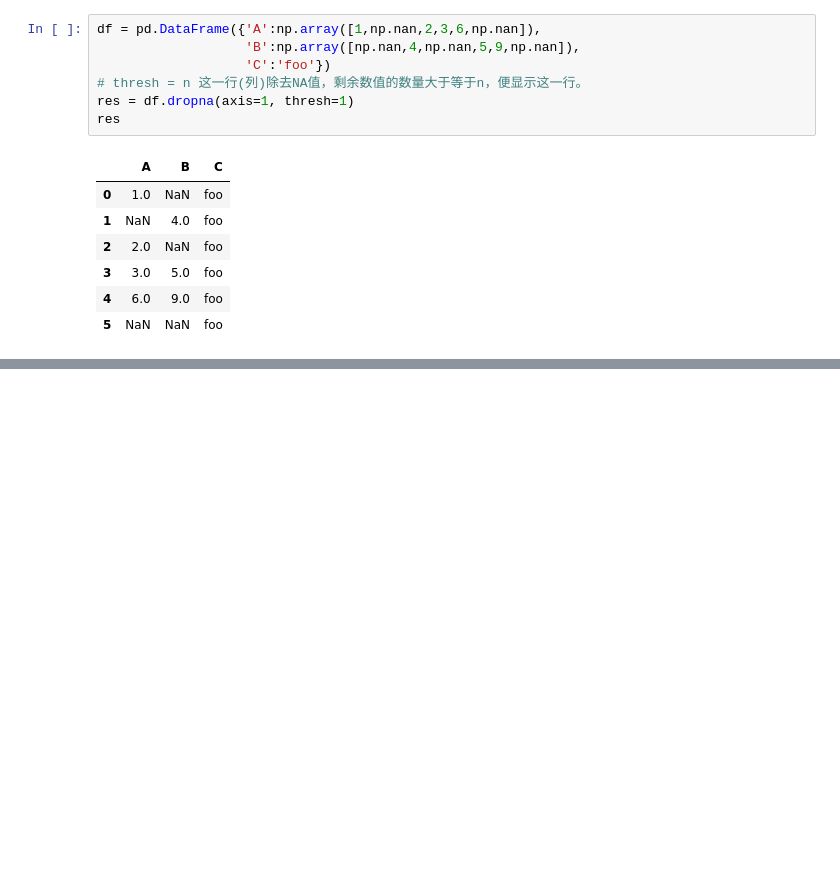
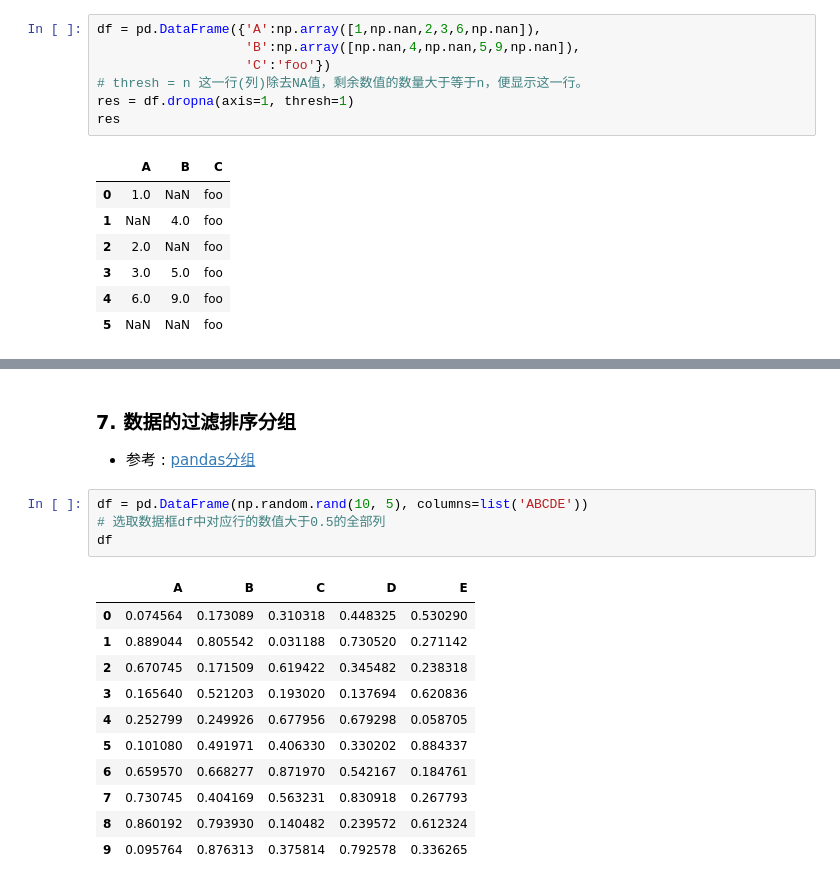
Before and after one commit to knightzz1998/ModelWhale, a Jupyter notebook: pandas/Pandas基础命令速查表.ipynb, the cells around one changed output, grey strips where cells are left out. Saved outputs shown, nothing was run; the diff lists cells and outputs as text; blank space fills up the shorter version.

Commit message:
Pandas 基础命令

```diff
--- a/pandas/Pandas基础命令速查表.ipynb
+++ b/pandas/Pandas基础命令速查表.ipynb
@@ -413,0 +578,20 @@ res
+# %% [markdown]
+### 7. 数据的过滤排序分组
+
+- 参考 : [pandas分组](https://www.yiibai.com/pandas/python_pandas_groupby.html)
+# %%
+df = pd.DataFrame(np.random.rand(10, 5), columns=list('ABCDE'))
+# 选取数据框df中对应行的数值大于0.5的全部列
+df
+# %% [output]
+|  | A | B | C | D | E |
+| 0 | 0.074564 | 0.173089 | 0.310318 | 0.448325 | 0.530290 |
+| 1 | 0.889044 | 0.805542 | 0.031188 | 0.730520 | 0.271142 |
+| 2 | 0.670745 | 0.171509 | 0.619422 | 0.345482 | 0.238318 |
+| 3 | 0.165640 | 0.521203 | 0.193020 | 0.137694 | 0.620836 |
+| 4 | 0.252799 | 0.249926 | 0.677956 | 0.679298 | 0.058705 |
+| 5 | 0.101080 | 0.491971 | 0.406330 | 0.330202 | 0.884337 |
+| 6 | 0.659570 | 0.668277 | 0.871970 | 0.542167 | 0.184761 |
+| 7 | 0.730745 | 0.404169 | 0.563231 | 0.830918 | 0.267793 |
+| 8 | 0.860192 | 0.793930 | 0.140482 | 0.239572 | 0.612324 |
+| 9 | 0.095764 | 0.876313 | 0.375814 | 0.792578 | 0.336265 |
```
Also changed, not shown: parts of 41 cells of this notebook.
